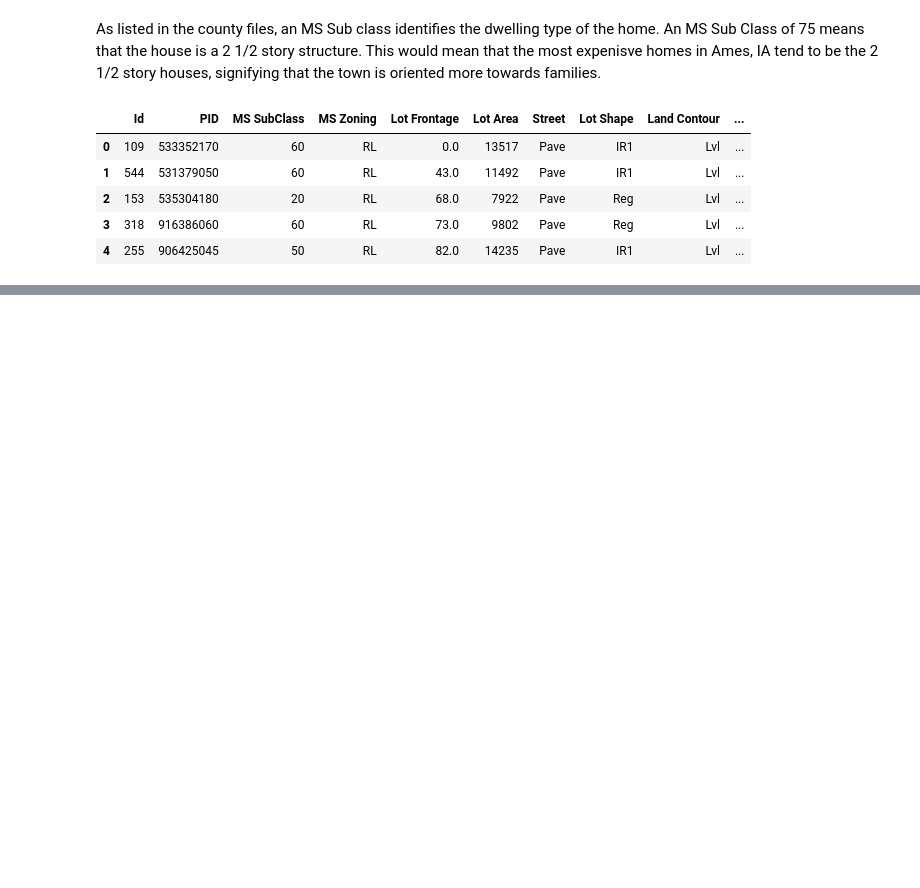
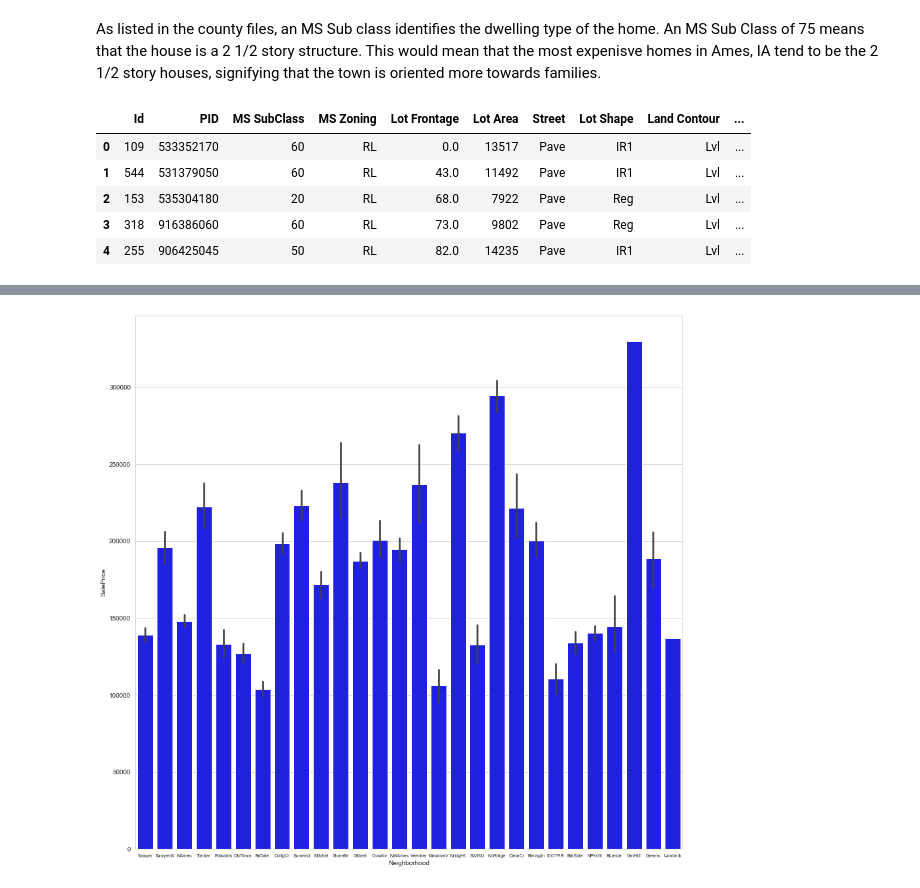
Before and after one commit to ianibogwu/Projects, a Jupyter notebook: GA-projects/01-Ames-housing/Cleaning_EDA.ipynb, the cells around one changed output, grey strips where cells are left out. Saved outputs shown, nothing was run; the diff lists cells and outputs as text; code cells hidden in the pictures; blank space fills up the shorter version.

```diff
--- a/GA-projects/01-Ames-housing/Cleaning_EDA.ipynb
+++ b/GA-projects/01-Ames-housing/Cleaning_EDA.ipynb
@@ -420,0 +460,7 @@ three_chart_plot(new_train, 'SalePrice');
+# %%
+less_pricey = new_train.loc[new_train['SalePrice'] <= 350000]
+plt.figure(figsize=(15,15))
+sns.barplot(x = less_pricey['Neighborhood'], y = less_pricey['SalePrice'], color = 'blue')
+plt.xticks(fontsize = 7);
+# %% [output]
+[figure, added]
```
Also changed, not shown: parts of 11 cells of this notebook.
